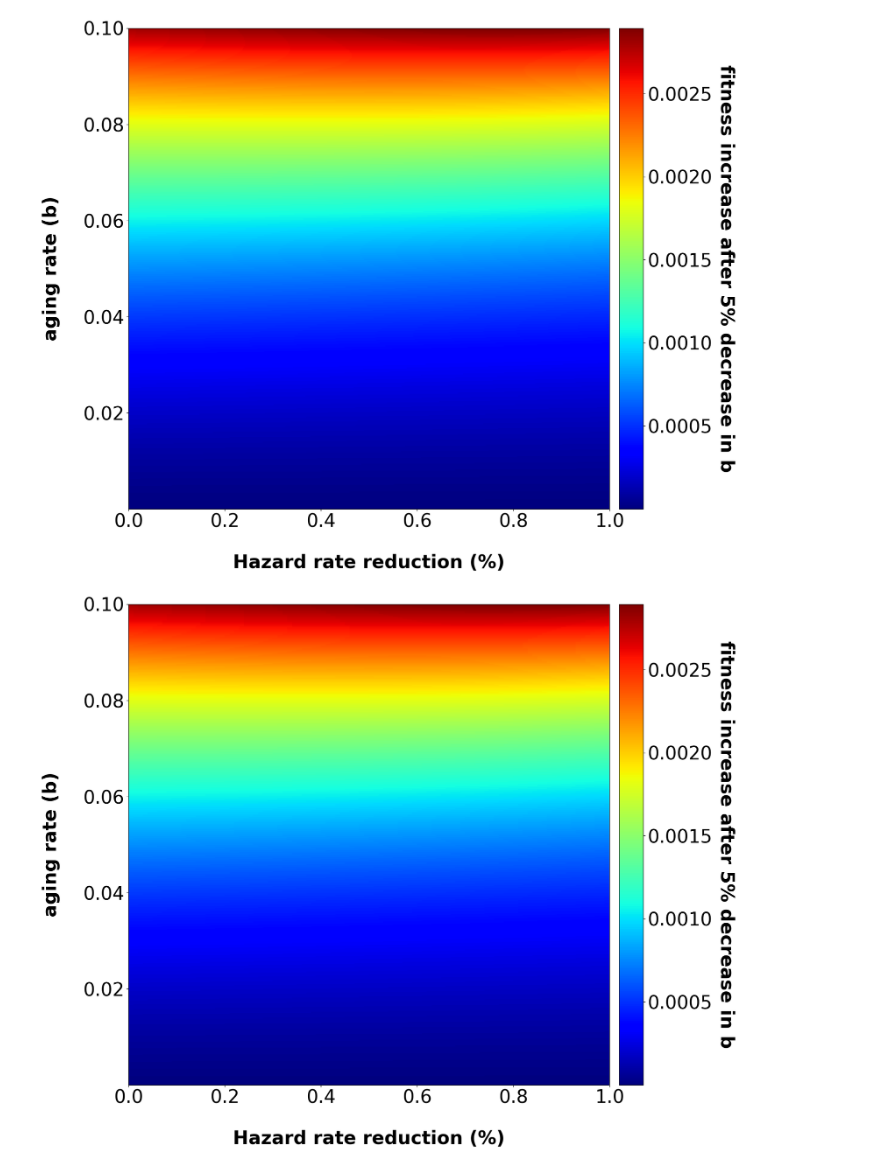
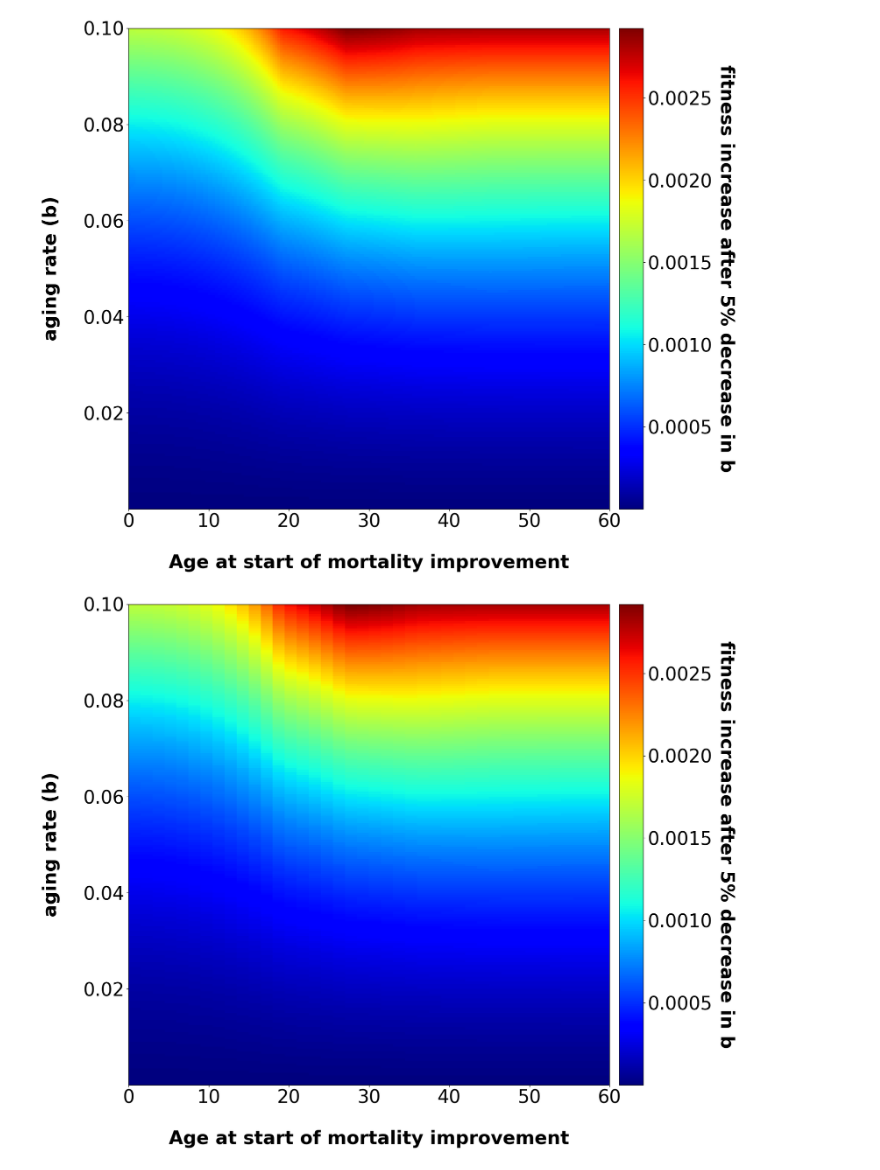
Before and after one commit to PeterLenart/Learning_accelerates_aging, a Jupyter notebook: landscapes/toy_model_landscape_notebook.ipynb, the cells around one changed output. Cells and saved outputs as stored; diff of their text form; code cells hidden in the pictures.

```diff
--- a/landscapes/toy_model_landscape_notebook.ipynb
+++ b/landscapes/toy_model_landscape_notebook.ipynb
@@ -10,8 +10,8 @@ import os
 matplotlib.rcParams['figure.figsize'] = [15, 15]
 matplotlib.rcParams.update({'font.size': 32})
 
-pure_fitness = './fitness_landscape/output/toy_model_landscapes/csv/fitness_30_40.csv'
-fitness_difference = './fitness_landscape/output/toy_model_landscapes/csv/fitness_difference_30_40.csv'
+pure_fitness = './fitness_landscape/output/toy_model_landscapes/csv/fitness_0.5.csv'
+fitness_difference = './fitness_landscape/output/toy_model_landscapes/csv/fitness_difference_0.5.csv'
 fitness_difference_csv = pd.read_csv(fitness_difference)
 pure_fitness_csv = pd.read_csv(pure_fitness)
 landscape_type = os.path.basename(fitness_difference).split('.')[0]
@@ -88,35 +89,36 @@ plt.show()
 b = fitness_difference_csv['b']
 lmax = fitness_difference_csv['lmax']
 fitness_difference = fitness_difference_csv['fitness_difference']
 
 grid_size = int(np.sqrt(len(b)))
 
 b = np.array(b).reshape(grid_size, grid_size)
 lmax = np.array(lmax).reshape(grid_size, grid_size)
 fitness_difference = np.array(fitness_difference).reshape(grid_size, grid_size)
 
 fig = plt.figure()
 ax = plt.axes()
 extent = [lmax.min(), lmax.max(), b.min(), b.max()]
 im = ax.imshow(fitness_difference, cmap="jet", interpolation="none", origin="lower", extent=extent, aspect = abs((extent[1]-extent[0])/(extent[3]-extent[2])))
 axins = inset_axes(ax, width = "5%", height = "100%", loc = 'lower left',
                    bbox_to_anchor = (1.02, 0., 1, 1), bbox_transform = ax.transAxes,
                    borderpad = 0)
 cbar = fig.colorbar(im, cax = axins)
 # cbar.ax.tick_params(labelsize=25)
 cbar.set_label('fitness increase after 5% decrease in b', rotation=270, labelpad = 40, fontweight="bold")
 
 
 ax.set_ylabel("aging rate (b)", fontweight="bold", labelpad=40)
-ax.set_xlabel("Hazard rate reduction (%)", fontweight="bold", labelpad=40)
+# ax.set_xlabel("Hazard rate reduction (%)", fontweight="bold", labelpad=40)
+ax.set_xlabel("Age at start of mortality improvement", fontweight="bold", labelpad=40)
 # ax.set_title("Selection Pressure", fontweight="bold", fontsize=35, pad=40)
 
 ax.tick_params(axis="x")
 ax.tick_params(axis="y")
 plt.savefig(f"./fitness_landscape/output/toy_model_landscapes/plots/selection_pressure_{landscape_type}.png", bbox_inches='tight')
 plt.show()
 # %% [output]
-[figure, old version]
+[figure, new version]
 # %%
 # # Compute the difference to the first value in a line
 # diff = np.zeros_like(fitness_difference)
@@ -159,7 +161,8 @@ cbar.set_label('fitness increase after 5% decrease in b', rotation=270, labelpad
 
 
 ax.set_ylabel("aging rate (b)", fontweight="bold", labelpad=40)
-ax.set_xlabel("Hazard rate reduction (%)", fontweight="bold", labelpad=40)
+# ax.set_xlabel("Hazard rate reduction (%)", fontweight="bold", labelpad=40)
+ax.set_xlabel("Age at start of mortality improvement", fontweight="bold", labelpad=40)
 # ax.set_title("Selection Pressure", fontweight="bold", fontsize=35, pad=40)
 
 ax.tick_params(axis="x")
@@ -196,7 +199,7 @@ for i in range(diff.shape[0]):
 # remove the first column of the difference
 diff = diff[:, 1:]
 # %% [output]
-[figure, old version]
+[figure, new version]
 # %%
 fig = plt.figure()
 ax = plt.axes()
```
Also changed, not shown: parts of 3 cells of this notebook, 3 other files.
